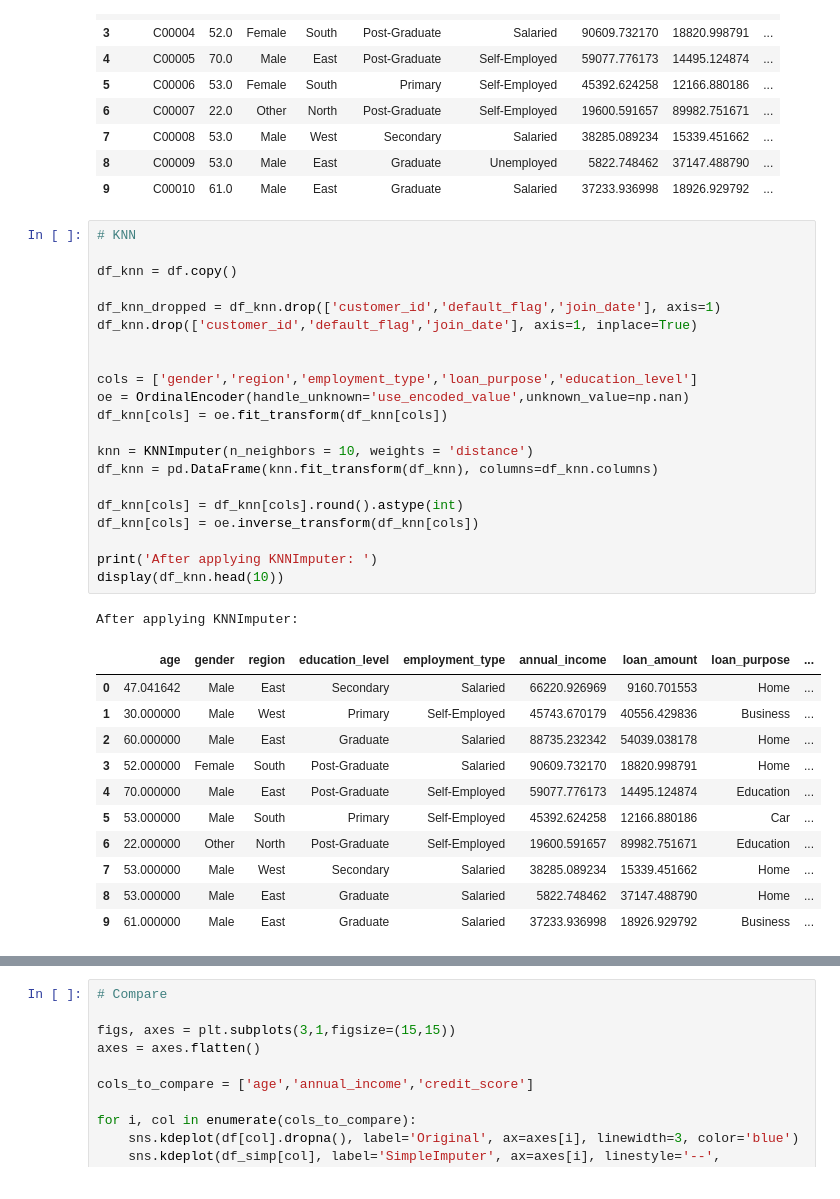
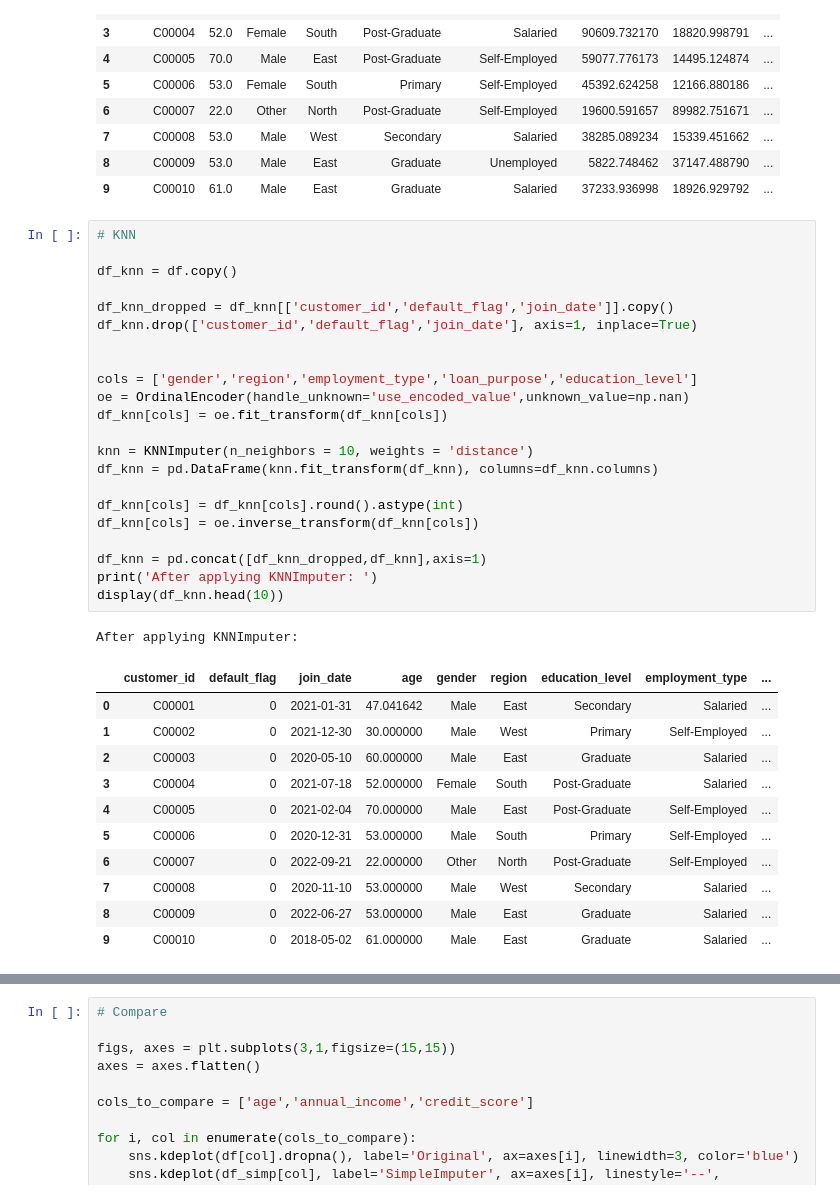
Before and after one commit to krish-desai-123/Data-Preprocessing-and-Feature-Engineering, a Jupyter notebook: Final_Project/holistic_data_preparer.ipynb, the cells around one changed output, grey strips where cells are left out. Cells and saved outputs as stored; diff of their text form.

```diff
--- a/Final_Project/holistic_data_preparer.ipynb
+++ b/Final_Project/holistic_data_preparer.ipynb
@@ -242,37 +242,38 @@ After applying Random Sample Imputation:
 # %%
 # KNN
 
 df_knn = df.copy()
 
-df_knn_dropped = df_knn.drop(['customer_id','default_flag','join_date'], axis=1)
+df_knn_dropped = df_knn[['customer_id','default_flag','join_date']].copy()
 df_knn.drop(['customer_id','default_flag','join_date'], axis=1, inplace=True)
 
 
 cols = ['gender','region','employment_type','loan_purpose','education_level']
 oe = OrdinalEncoder(handle_unknown='use_encoded_value',unknown_value=np.nan)
 df_knn[cols] = oe.fit_transform(df_knn[cols])
 
 knn = KNNImputer(n_neighbors = 10, weights = 'distance')
 df_knn = pd.DataFrame(knn.fit_transform(df_knn), columns=df_knn.columns)
 
 df_knn[cols] = df_knn[cols].round().astype(int)
 df_knn[cols] = oe.inverse_transform(df_knn[cols])
 
+df_knn = pd.concat([df_knn_dropped,df_knn],axis=1)
 print('After applying KNNImputer: ')
 display(df_knn.head(10))
 # %% [output]
 After applying KNNImputer:
-|  | age | gender | region | education_level | employment_type | annual_income | loan_amount | loan_purpose | ... |
-| 0 | 47.041642 | Male | East | Secondary | Salaried | 66220.926969 | 9160.701553 | Home | ... |
-| 1 | 30.000000 | Male | West | Primary | Self-Employed | 45743.670179 | 40556.429836 | Business | ... |
-| 2 | 60.000000 | Male | East | Graduate | Salaried | 88735.232342 | 54039.038178 | Home | ... |
-| 3 | 52.000000 | Female | South | Post-Graduate | Salaried | 90609.732170 | 18820.998791 | Home | ... |
-| 4 | 70.000000 | Male | East | Post-Graduate | Self-Employed | 59077.776173 | 14495.124874 | Education | ... |
-| 5 | 53.000000 | Male | South | Primary | Self-Employed | 45392.624258 | 12166.880186 | Car | ... |
-| 6 | 22.000000 | Other | North | Post-Graduate | Self-Employed | 19600.591657 | 89982.751671 | Education | ... |
-| 7 | 53.000000 | Male | West | Secondary | Salaried | 38285.089234 | 15339.451662 | Home | ... |
-| 8 | 53.000000 | Male | East | Graduate | Salaried | 5822.748462 | 37147.488790 | Home | ... |
-| 9 | 61.000000 | Male | East | Graduate | Salaried | 37233.936998 | 18926.929792 | Business | ... |
+|  | customer_id | default_flag | join_date | age | gender | region | education_level | employment_type | ... |
+| 0 | C00001 | 0 | 2021-01-31 | 47.041642 | Male | East | Secondary | Salaried | ... |
+| 1 | C00002 | 0 | 2021-12-30 | 30.000000 | Male | West | Primary | Self-Employed | ... |
+| 2 | C00003 | 0 | 2020-05-10 | 60.000000 | Male | East | Graduate | Salaried | ... |
+| 3 | C00004 | 0 | 2021-07-18 | 52.000000 | Female | South | Post-Graduate | Salaried | ... |
+| 4 | C00005 | 0 | 2021-02-04 | 70.000000 | Male | East | Post-Graduate | Self-Employed | ... |
+| 5 | C00006 | 0 | 2020-12-31 | 53.000000 | Male | South | Primary | Self-Employed | ... |
+| 6 | C00007 | 0 | 2022-09-21 | 22.000000 | Other | North | Post-Graduate | Self-Employed | ... |
+| 7 | C00008 | 0 | 2020-11-10 | 53.000000 | Male | West | Secondary | Salaried | ... |
+| 8 | C00009 | 0 | 2022-06-27 | 53.000000 | Male | East | Graduate | Salaried | ... |
+| 9 | C00010 | 0 | 2018-05-02 | 61.000000 | Male | East | Graduate | Salaried | ... |
 # %%
 # MICE
 
```
Also changed, not shown: parts of 7 cells of this notebook.
